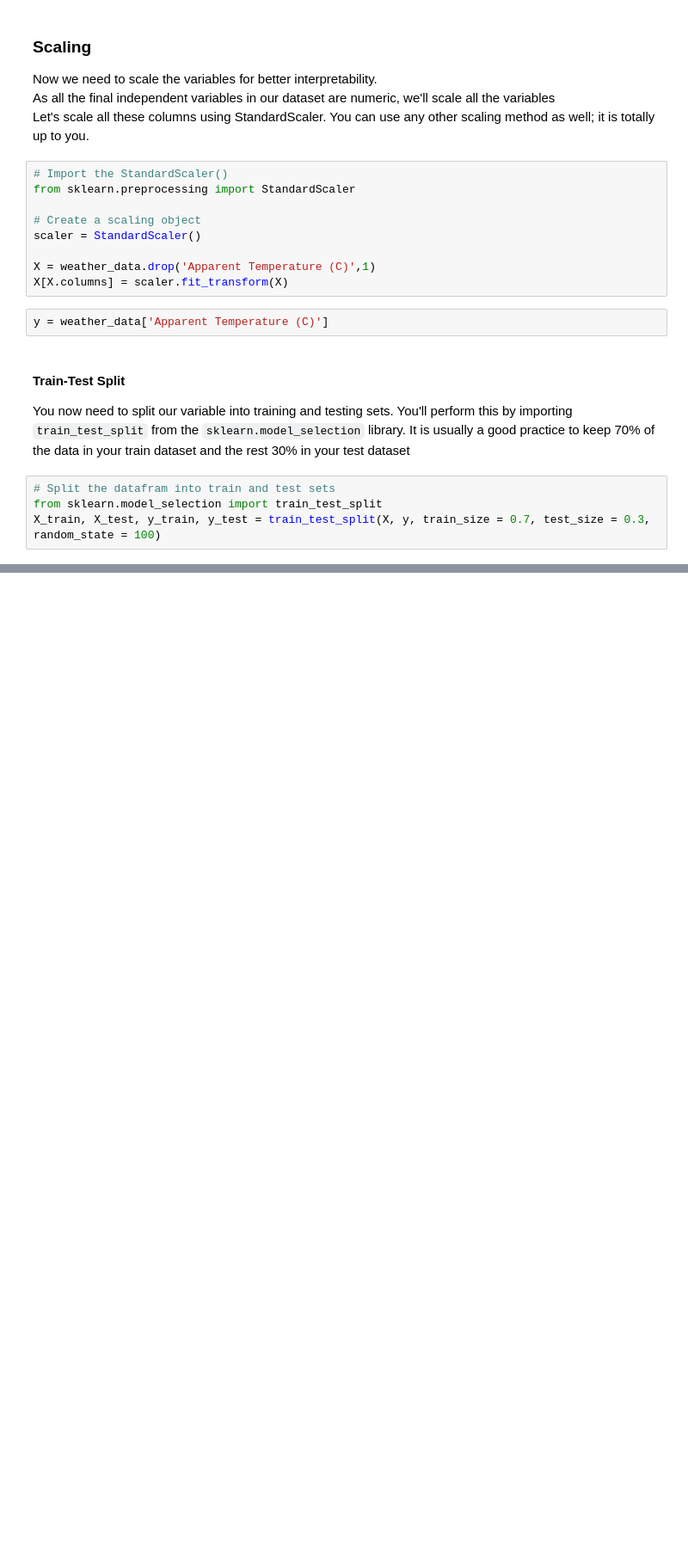
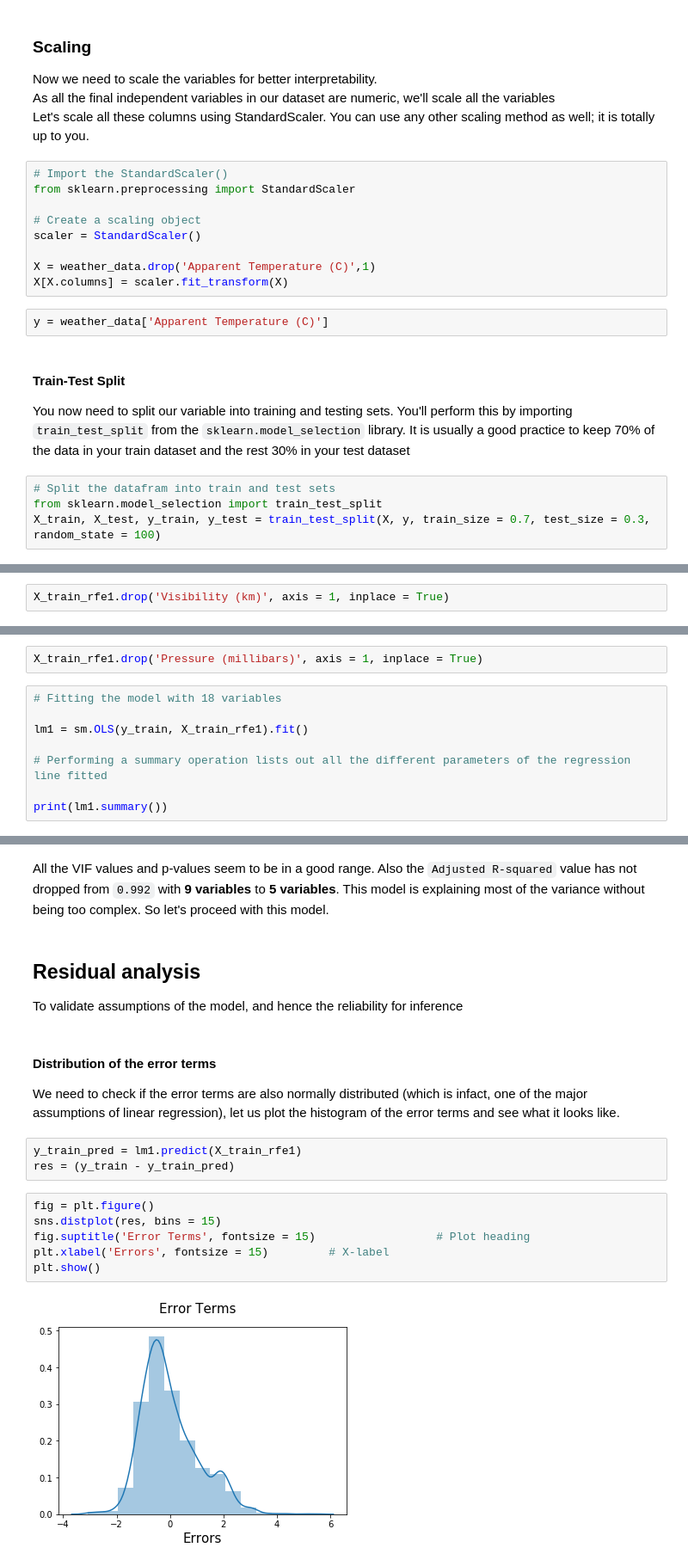
Before and after one commit to SrajanKumarShukla/Apparent-Temperature-Prediction, a Jupyter notebook: Apparent-Temperature-Prediction.ipynb, the cells around one changed output, grey strips where cells are left out. Shown at 86% size. Saved outputs shown, nothing was run; the diff lists cells and outputs as text; blank space fills up the shorter version.

```diff
--- a/Apparent-Temperature-Prediction.ipynb
+++ b/Apparent-Temperature-Prediction.ipynb
@@ -418,0 +706,2 @@ X_train, X_test, y_train, y_test = train_test_split(X, y, train_size = 0.7, test
+# %%
+X_train_rfe1.drop('Visibility (km)', axis = 1, inplace = True)
@@ -418,0 +736,10 @@ X_train, X_test, y_train, y_test = train_test_split(X, y, train_size = 0.7, test
+# %%
+X_train_rfe1.drop('Pressure (millibars)', axis = 1, inplace = True)
+# %%
+# Fitting the model with 18 variables
+
+lm1 = sm.OLS(y_train, X_train_rfe1).fit()
+
+# Performing a summary operation lists out all the different parameters of the regression line fitted
+
+print(lm1.summary())
@@ -418,0 +764,19 @@ X_train, X_test, y_train, y_test = train_test_split(X, y, train_size = 0.7, test
+# %% [markdown]
+All the VIF values and p-values seem to be in a good range. Also the `Adjusted R-squared` value has not dropped from `0.992` with **9 variables** to **5 variables**. This model is explaining most of the variance without being too complex. So let's proceed with this model.
+# %% [markdown]
+## Residual analysis
+To validate assumptions of the model, and hence the reliability for inference
+# %% [markdown]
+#### Distribution of the error terms
+We need to check if the error terms are also normally distributed (which is infact, one of the major assumptions of linear regression), let us plot the histogram of the error terms and see what it looks like.
+# %%
+y_train_pred = lm1.predict(X_train_rfe1)
+res = (y_train - y_train_pred)
+# %%
+fig = plt.figure()
+sns.distplot(res, bins = 15)
+fig.suptitle('Error Terms', fontsize = 15)                  # Plot heading
+plt.xlabel('Errors', fontsize = 15)         # X-label
+plt.show()
+# %% [output]
+[figure, added]
```
Also changed, not shown: parts of 35 cells of this notebook.
